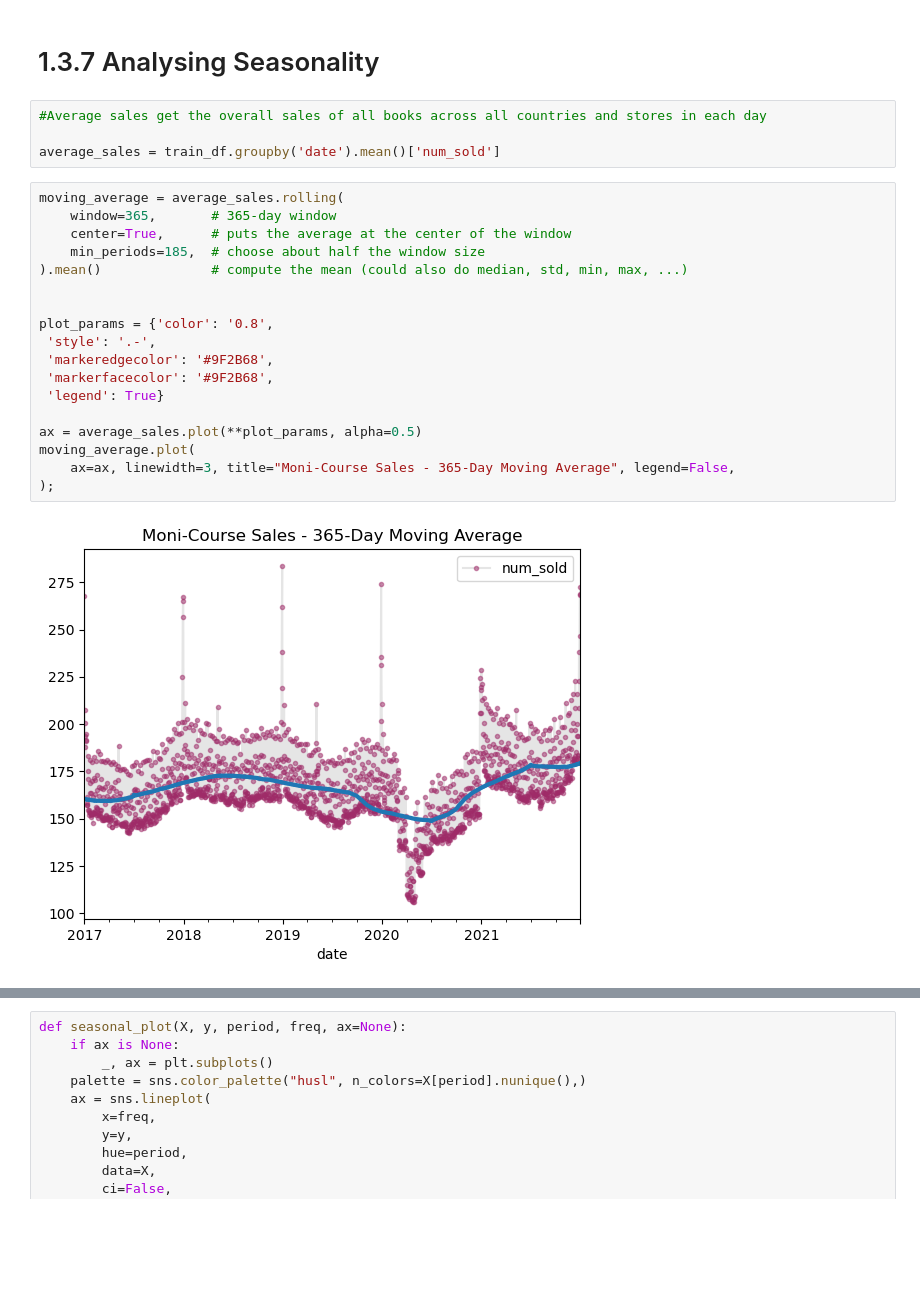
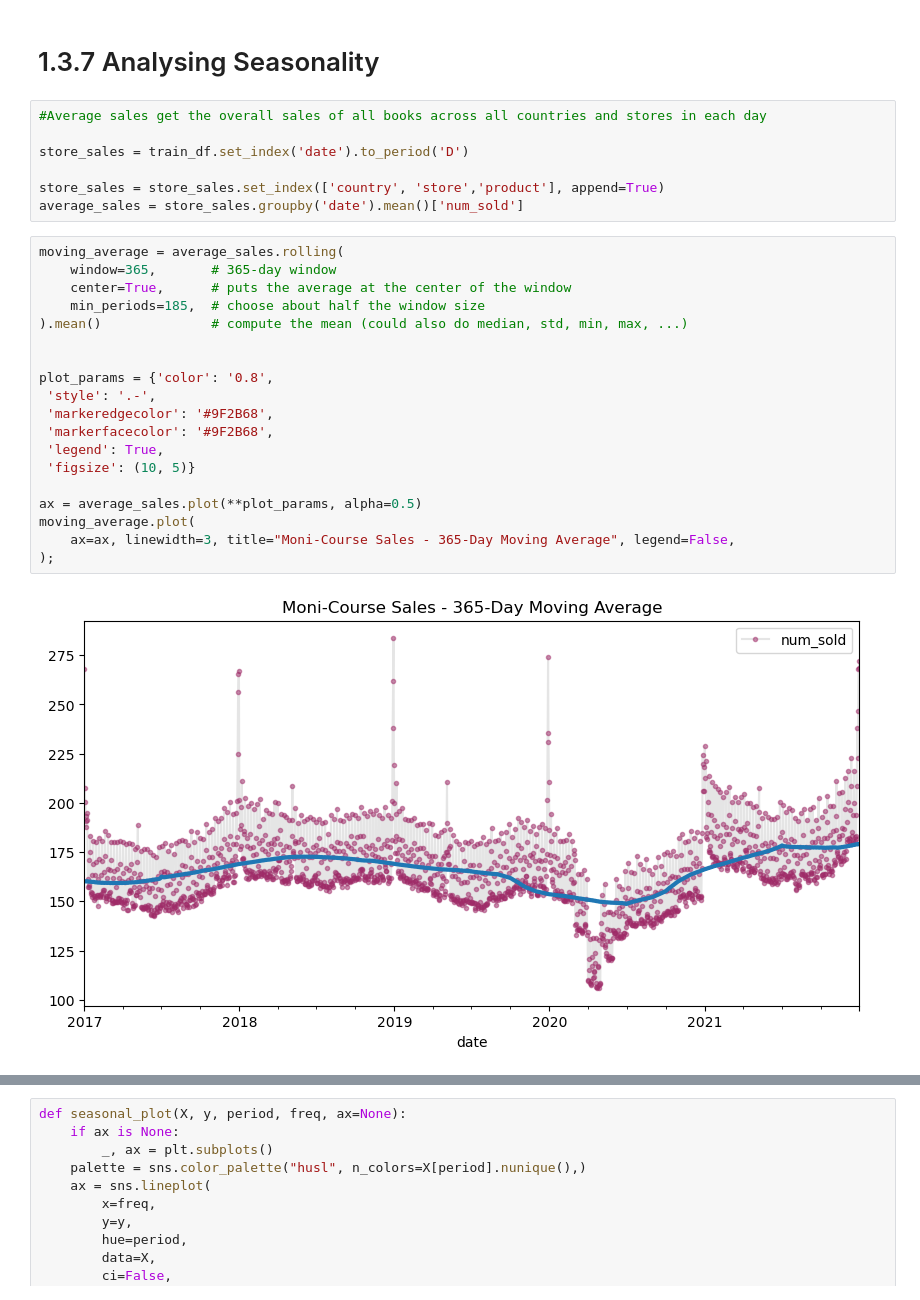
Before and after one commit to niveditha-vudayagiri/ny-taxifare-prediction, a Jupyter notebook: mini-course-sales-full-eda-seasonality-analysis.ipynb, the cells around one changed output, grey strips where cells are left out. Drawn from its saved outputs; the diff is of its cells as text; blank space fills up the shorter version.

Commit message:
Kaggle Notebook | Mini-Course Sales Full EDA + Submission[WIP] | Version 2

```diff
--- a/mini-course-sales-full-eda-seasonality-analysis.ipynb
+++ b/mini-course-sales-full-eda-seasonality-analysis.ipynb
@@ -231,24 +242,28 @@ Text(0.5, 1.0, 'Total Sales Ranking by Product')
 # %%
 #Average sales get the overall sales of all books across all countries and stores in each day
 
-average_sales = train_df.groupby('date').mean()['num_sold']
+store_sales = train_df.set_index('date').to_period('D')
+
+store_sales = store_sales.set_index(['country', 'store','product'], append=True)
+average_sales = store_sales.groupby('date').mean()['num_sold']
 # %%
 moving_average = average_sales.rolling(
     window=365,       # 365-day window
     center=True,      # puts the average at the center of the window
     min_periods=185,  # choose about half the window size
 ).mean()              # compute the mean (could also do median, std, min, max, ...)
 
 
 plot_params = {'color': '0.8',
  'style': '.-',
  'markeredgecolor': '#9F2B68',
  'markerfacecolor': '#9F2B68',
- 'legend': True}
+ 'legend': True,
+ 'figsize': (10, 5)}
 
 ax = average_sales.plot(**plot_params, alpha=0.5)
 moving_average.plot(
     ax=ax, linewidth=3, title="Moni-Course Sales - 365-Day Moving Average", legend=False,
 );
 # %% [output]
-[figure, old version]
+[figure, new version]
```
Also changed, not shown: parts of 29 cells of this notebook.
